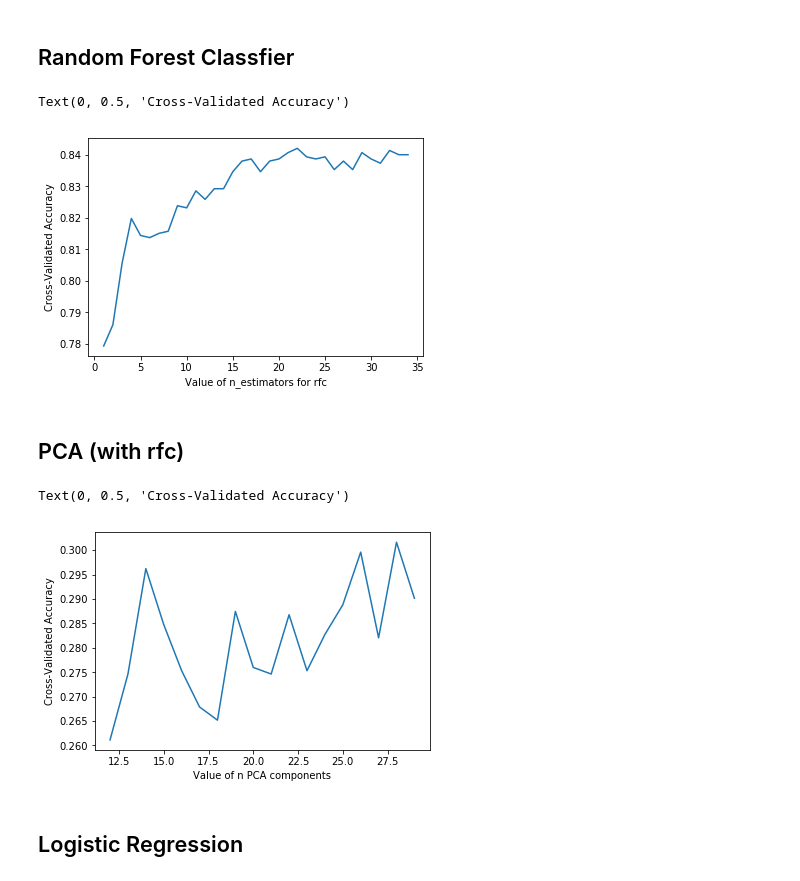
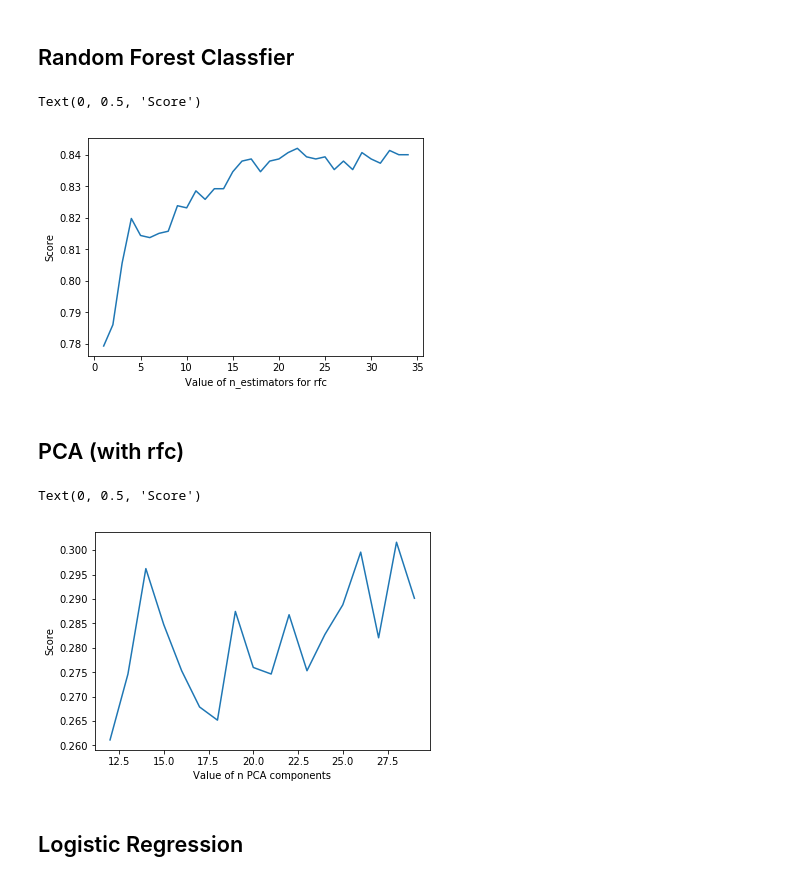
Before and after one commit to RoiPeleg/Datavis-project, a Jupyter notebook: hand recogntion.ipynb, the cells around one changed output. Drawn from its saved outputs; the diff is of its cells as text; code cells hidden in the pictures.

```diff
--- a/hand recogntion.ipynb
+++ b/hand recogntion.ipynb
@@ -246,19 +246,19 @@ print(f1_score(y_pred=knn.predict(x_test),y_true=y_test,average='weighted'))
 # %%
 d_range = list(range(1, 35))
 d_scores = []
 for d in d_range:
     rfc = RandomForestClassifier(n_estimators=d, max_depth=5,random_state=1,n_jobs=-1)
     rfc.fit(x_train, y_train)
     d_scores.append(rfc.score(x_test,y_test))
 
 
 # plot the value of max_depth for rfc (x-axis) versus the cross-validated accuracy (y-axis)
 plt.plot(d_range, d_scores)
 plt.xlabel('Value of n_estimators for rfc')
-plt.ylabel('Cross-Validated Accuracy')
+plt.ylabel('Score')
 # %% [output]
-Text(0, 0.5, 'Cross-Validated Accuracy')
+Text(0, 0.5, 'Score')
-[figure, old version]
+[figure, new version]
 # %% [markdown]
 ## PCA (with rfc)
 # %%
@@ -274,10 +274,10 @@ for d in d_range:
     d_scores.append(scores.mean())
 plt.plot(d_range, d_scores)
 plt.xlabel('Value of n PCA components')
-plt.ylabel('Cross-Validated Accuracy')
+plt.ylabel('Score')
 # %% [output]
-Text(0, 0.5, 'Cross-Validated Accuracy')
+Text(0, 0.5, 'Score')
-[figure, old version]
+[figure, new version]
 # %% [markdown]
 ## Logistic Regression
 # %%
```
Also changed, not shown: parts of 5 cells of this notebook.
